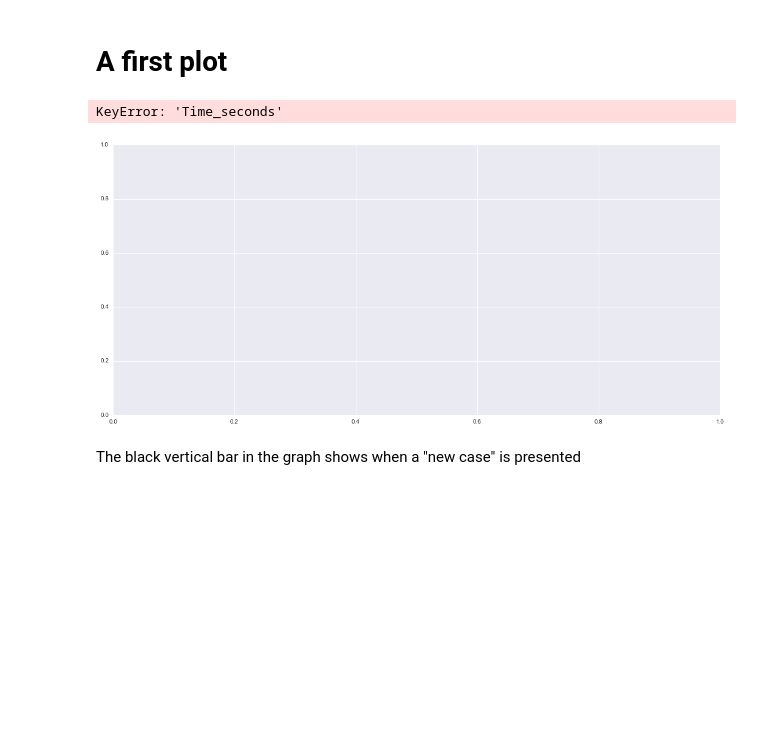
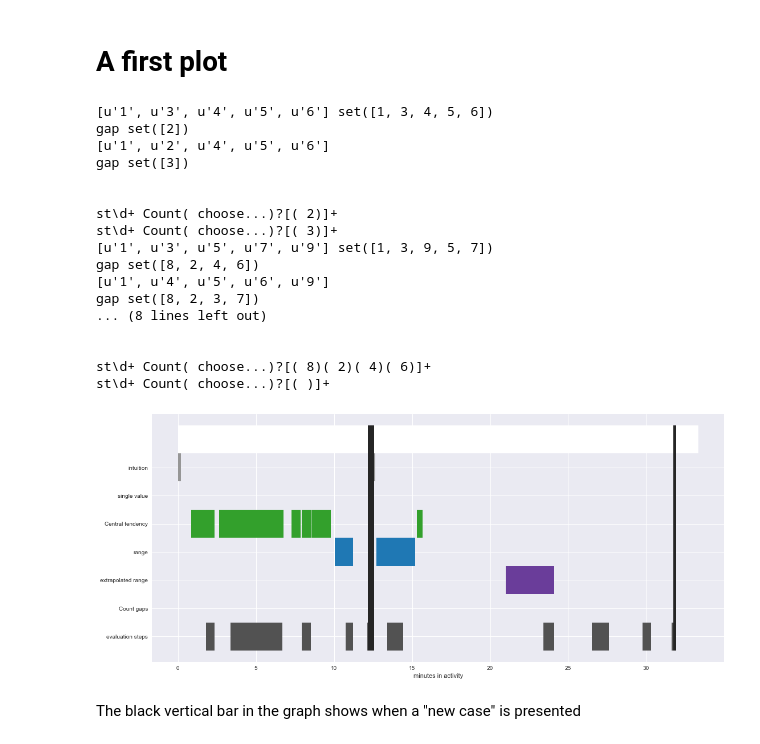
Before and after one commit to sperez8/iLab-viz, a Jupyter notebook: log_visualization_maker.ipynb, the cells around one changed output. Saved outputs shown, nothing was run; the diff lists cells and outputs as text; code cells hidden in the pictures; blank space fills up the shorter version.

Commit message:
reorganized and fixed bugs in plot

```diff
--- a/log_visualization_maker.ipynb
+++ b/log_visualization_maker.ipynb
@@ -38,10 +38,10 @@ def prepare_session(df,sessionid):
     new_df['cases'] = new_df['CF(new1)'].str.replace('"','') +','+ new_df['CF(new2)'].str.replace('"','')
 
 #     Next we fix the time logs and convert them to seconds. We also recalculate the time between actions now that we have gotten rid of incorrect actions.
-    time_start = list(df['time first action'])[0]
-    df['Time_seconds'] = df[['Time']].applymap(lambda current_time: fix_time(time_start,current_time))
-    df['Timeshifted'] = df[['Time']].shift(-1)
-    df['Duration'] = df[['Time','Timeshifted']].apply(calculate_duration, axis=1)
+    time_start = list(new_df['time first action'])[0]
+    new_df['Time_seconds'] = new_df[['Time']].applymap(lambda current_time: fix_time(time_start,current_time))
+    new_df['Timeshifted'] = new_df[['Time']].shift(-1)
+    new_df['Duration'] = new_df[['Time','Timeshifted']].apply(calculate_duration, axis=1)
     return new_df
 
 df_test = prepare_session(df_all,'L-2567b17a:120eda25685:-8000')
@@ -73,7 +73,7 @@ column_to_use = {"Now try working on this new example":"Feedback Text",
 function_to_use = {}
 to_plot = ["intuition",'Median','Average','Sum','all',"submit","evaluation","checkIntuition"]
 # %%
-def plot(to_plot,colors, column_to_use, function_to_use):
+def plot(df,to_plot,colors, column_to_use, function_to_use):
     fig = plt.figure(figsize=(18,8))
     ax = plt.subplot()
     spacing =10
@@ -83,9 +83,9 @@ def plot(to_plot,colors, column_to_use, function_to_use):
     black = '#252525'
     for i,action in enumerate(actions):
         if action in column_to_use.keys():
-            action_use = action_usage(df_test,column_to_use[action],action)
+            action_use = action_usage(df,column_to_use[action],action)
         else:
-            action_use = function_to_use[action](df_test)
+            action_use = function_to_use[action](df)
         if action_use:
             max_time = max(max_time,sum(action_use[-1]))
             ax.broken_barh(action_use,(pos,spacing),facecolors=colors[action],alpha=1,linewidth=0)
@@ -96,7 +96,7 @@ def plot(to_plot,colors, column_to_use, function_to_use):
 
     #Add new case bar
     new_case = "Now try working on this new example"
-    action_use = action_usage(df_test,column_to_use[new_case],new_case)
+    action_use = action_usage(df,column_to_use[new_case],new_case)
     max_time = max(max_time,sum(action_use[-1]))
     ax.broken_barh(action_use,(0,(len(actions)+1)*spacing),facecolors=black,alpha=1,linewidth=0)
 
@@ -108,10 +108,26 @@ def plot(to_plot,colors, column_to_use, function_to_use):
     ax.grid(True)
     plt.show()
 # %%
-plot(to_plot,colors, column_to_use, function_to_use)
+plot(df_test,to_plot,colors, column_to_use, function_to_use)
 # %% [output]
-KeyError: 'Time_seconds'
+[u'1', u'3', u'4', u'5', u'6'] set([1, 3, 4, 5, 6])
+gap set([2])
+[u'1', u'2', u'4', u'5', u'6']
+gap set([3])
+
+
+st\d+ Count( choose...)?[( 2)]+
+st\d+ Count( choose...)?[( 3)]+
+[u'1', u'3', u'5', u'7', u'9'] set([1, 3, 9, 5, 7])
+gap set([8, 2, 4, 6])
+[u'1', u'4', u'5', u'6', u'9']
+gap set([8, 2, 3, 7])
+... (8 lines left out)
+
+
+st\d+ Count( choose...)?[( 8)( 2)( 4)( 6)]+
+st\d+ Count( choose...)?[( )]+
-[figure, old version]
+[figure, new version]
 # %% [markdown]
 The black vertical bar in the graph shows when a "new case" is presented
 # %% [markdown]
```
Also changed, not shown: parts of 11 cells of this notebook.
